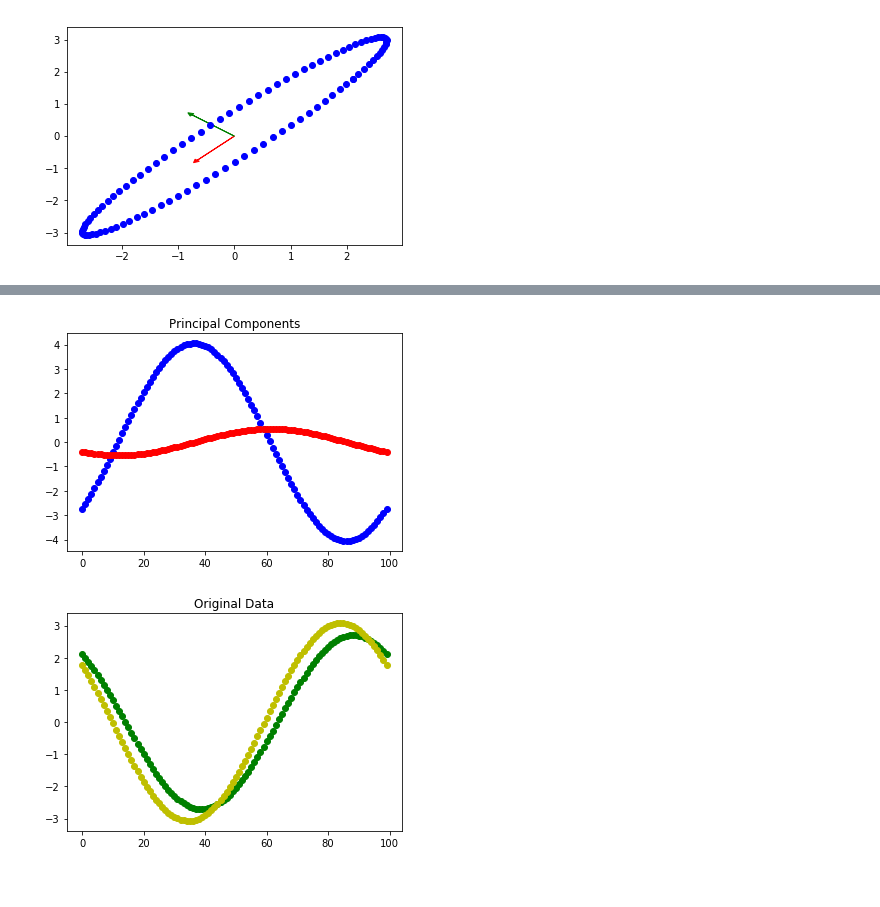
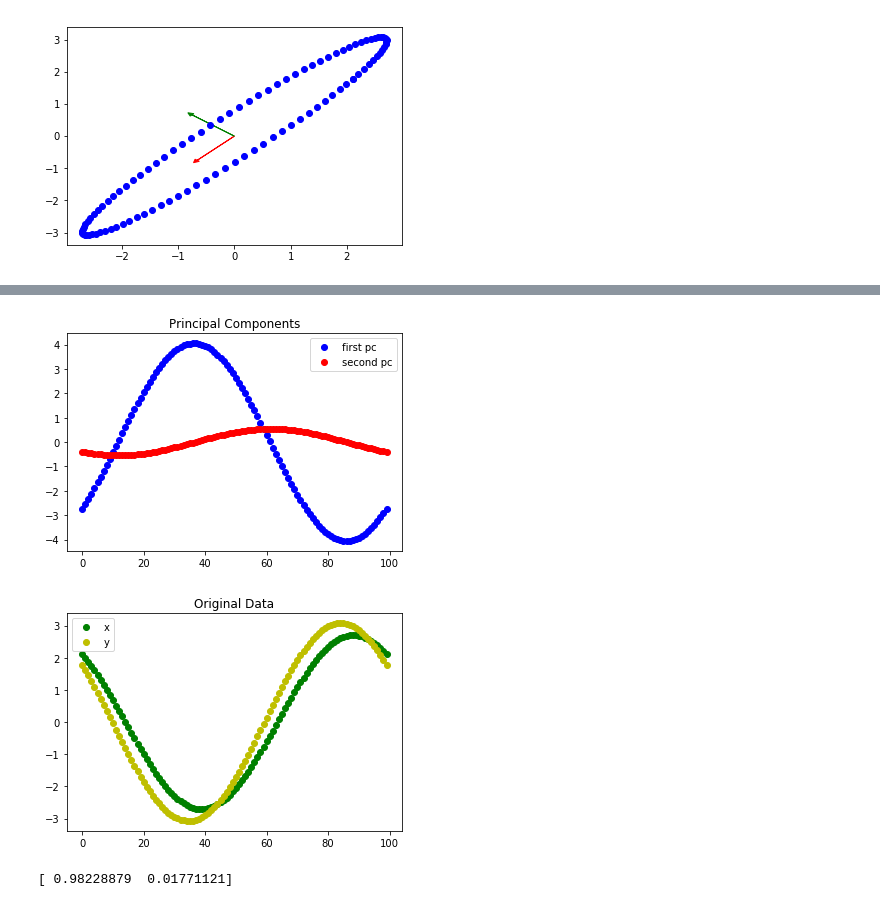
Before and after one commit to TomHase/misc_code, a Jupyter notebook: pca/pca_example.ipynb, the cells around one changed output, grey strips where cells are left out. Cells and saved outputs as stored; diff of their text form; code cells hidden in the pictures.

```diff
--- a/pca/pca_example.ipynb
+++ b/pca/pca_example.ipynb
@@ -25,0 +20,4 @@ V = V[:,idx]
+# %%
+# pca instance
+X=np.vstack([x,y])
+m=pca(X)
@@ -44,0 +49,3 @@ plt.show()
+# %%
+# Project the data onto the eigenvectors to get the principal components
+F=m.principal_comps()
@@ -45,15 +63,24 @@ plt.show()
 # %%
+# Plot the Principal components
 fig = plt.figure()
-plt.plot(T[:,0], 'bo')
-plt.plot(T[:,1], 'ro')
+plt.plot(F[:,0], 'bo', label="first pc")
+plt.plot(F[:,1], 'ro', label="second pc")
 plt.title("Principal Components")
+plt.legend()
 plt.show()
 
 fig = plt.figure()
-plt.plot(x, 'go')
-plt.plot(y, 'yo')
+plt.plot(x, 'go', label = "x")
+plt.plot(y, 'yo', label = "y")
 plt.title("Original Data")
+plt.legend()
 plt.show()
 # %% [output]
-[figure, old version]
+[figure, new version]
-[figure, old version]
+[figure, new version]
+# %%
+# Fraction of variance explained by every component
+v=m.var_explained()
+print(v)
+# %% [output]
+[ 0.98228879  0.01771121]
```
Also changed, not shown: parts of 8 cells of this notebook, 1 other file.
